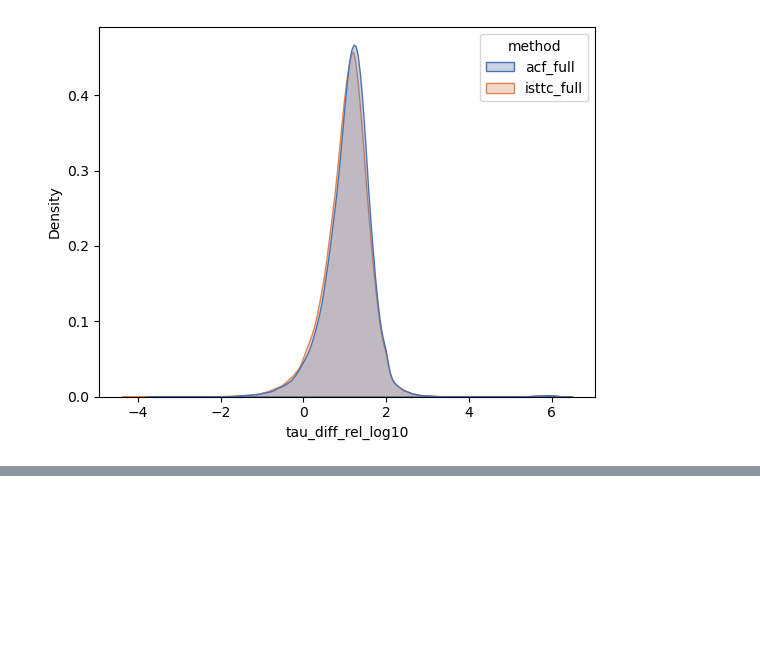
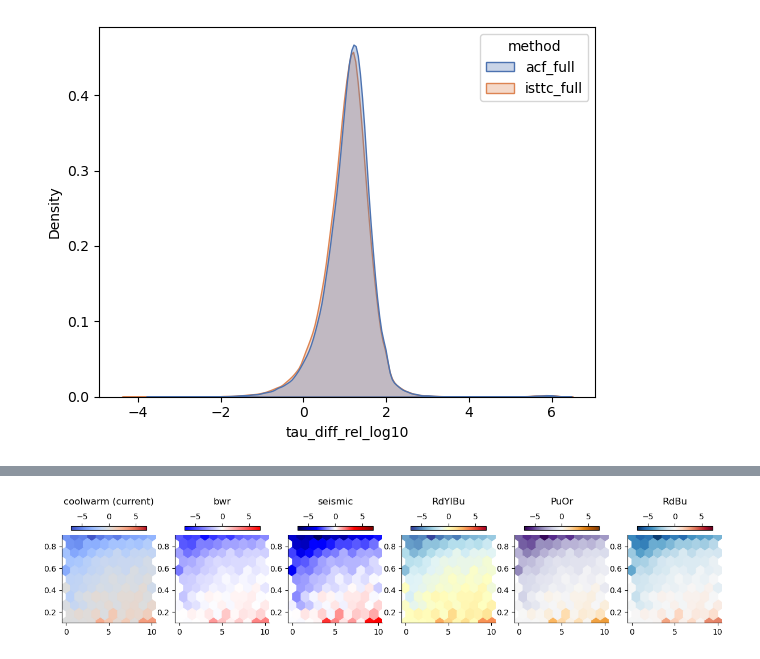
Before and after one commit to iinnpp/isttc, a Jupyter notebook: notebooks/synthetic/plot_taus_parametric_dataset.ipynb, the cells around one changed output, grey strips where cells are left out. Drawn from its saved outputs; the diff is of its cells as text; code cells hidden in the pictures; blank space fills up the shorter version.

```diff
--- a/notebooks/synthetic/plot_taus_parametric_dataset.ipynb
+++ b/notebooks/synthetic/plot_taus_parametric_dataset.ipynb
@@ -302,3 +301,95 @@ if save_fig:
+# %%
+fig, axes = plt.subplots(1,6, figsize=(15,2.5))
+
+norm = TwoSlopeNorm(vcenter=0)
+
+hb0 = axes[0].hexbin(
+    x=tau_plot_wide_df['fr'], y=tau_plot_wide_df['alpha'],
+    C=tau_plot_wide_df['tau_diff_rel_isttc'] - tau_plot_wide_df['tau_diff_rel_acf'],
+    reduce_C_function=np.median,
+    gridsize=10,
+    cmap='coolwarm',
+    norm = norm,
+    mincnt=1
+)
+axes[0].set_title('coolwarm (current)', y=1.3)
+
+hb1 = axes[1].hexbin(
+    x=tau_plot_wide_df['fr'], y=tau_plot_wide_df['alpha'],
+    C=tau_plot_wide_df['tau_diff_rel_isttc'] - tau_plot_wide_df['tau_diff_rel_acf'],
+    reduce_C_function=np.median,
+    gridsize=10,
+    cmap='bwr',
+    norm = norm,
+    mincnt=1
+)
+axes[1].set_title('bwr', y=1.3)
+
+hb2 = axes[2].hexbin(
+    x=tau_plot_wide_df['fr'], y=tau_plot_wide_df['alpha'],
+    C=tau_plot_wide_df['tau_diff_rel_isttc'] - tau_plot_wide_df['tau_diff_rel_acf'],
+    reduce_C_function=np.median,
+    gridsize=10,
+    cmap='seismic',
+    norm = norm,
+    mincnt=1
+)
+axes[2].set_title('seismic', y=1.3)
+
+hb3 = axes[3].hexbin(
+    x=tau_plot_wide_df['fr'], y=tau_plot_wide_df['alpha'],
+    C=tau_plot_wide_df['tau_diff_rel_isttc'] - tau_plot_wide_df['tau_diff_rel_acf'],
+    reduce_C_function=np.median,
+    gridsize=10,
+    cmap='RdYlBu_r',
+    norm = norm,
+    mincnt=1
+)
+axes[3].set_title('RdYlBu', y=1.3)
+
+hb4 = axes[4].hexbin(
+    x=tau_plot_wide_df['fr'], y=tau_plot_wide_df['alpha'],
+    C=tau_plot_wide_df['tau_diff_rel_isttc'] - tau_plot_wide_df['tau_diff_rel_acf'],
+    reduce_C_function=np.median,
+    gridsize=10,
+    cmap='PuOr_r',
+    norm = norm,
+    mincnt=1
+)
+axes[4].set_title('PuOr', y=1.3)
+
+hb5 = axes[5].hexbin(
+    x=tau_plot_wide_df['fr'], y=tau_plot_wide_df['alpha'],
+    C=tau_plot_wide_df['tau_diff_rel_isttc'] - tau_plot_wide_df['tau_diff_rel_acf'],
+    reduce_C_function=np.median,
+    gridsize=10,
+    cmap='RdBu_r',
+    norm = norm,
+    mincnt=1
+)
+axes[5].set_title('RdBu', y=1.3)
+
+hb0.set_clim(-7, 7)
+hb1.set_clim(-7, 7)
+
+fig.colorbar(hb0, ax=axes[0], shrink=0.8, location='top')
+fig.colorbar(hb1, ax=axes[1], shrink=0.8, location='top')
+fig.colorbar(hb2, ax=axes[2], shrink=0.8, location='top')
+fig.colorbar(hb3, ax=axes[3], shrink=0.8, location='top')
+fig.colorbar(hb4, ax=axes[4], shrink=0.8, location='top')
+fig.colorbar(hb5, ax=axes[5], shrink=0.8, location='top')
+
+#fig.suptitle('iSTTC - ACF relative error (abs(tau - tau_true)/tau_true * 100), \n < 0: iSTTC error is lower, > 0: ACF error is lower', y=1.05)
+
+for ax in axes.flat:
+    sns.despine(ax=ax)
+    #ax.set_ylabel('Excitation strength (a.u.)')
+    ax.set_ylim([0.1, 0.9])
+    #ax.set_yticks(np.linspace(0.1, 0.9, 5))
+
+plt.savefig(fig_folder + 'color_choice.png' , bbox_inches='tight', dpi=300)
+# %% [output]
+[figure, added]
 # %%
 fig, axes = plt.subplots(1,3, figsize=(15, 3), sharey=False)
 
```
Also changed, not shown: parts of 6 cells of this notebook, 1 other file.
